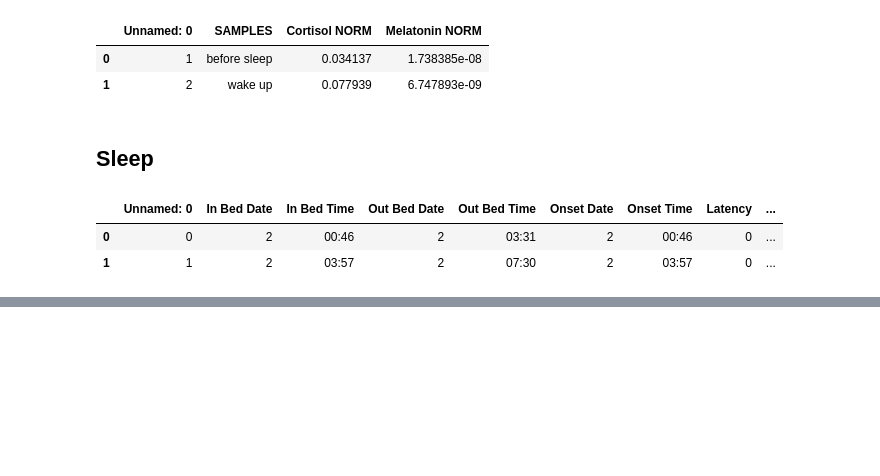
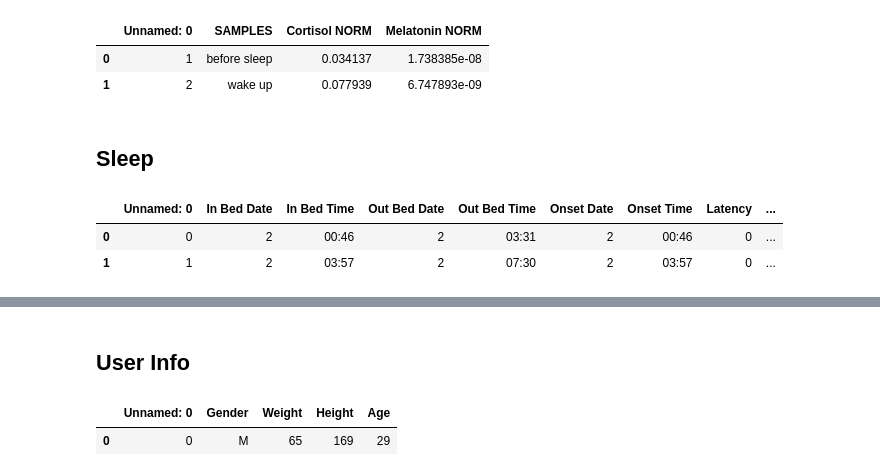
Before and after one commit to cargilgar/Smart-Alarm-using-tinyML, a Jupyter notebook: src/MMASH_dataset_preview.ipynb, the cells around one changed output, grey strips where cells are left out. Saved outputs shown, nothing was run; the diff lists cells and outputs as text; code cells hidden in the pictures; blank space fills up the shorter version.

```diff
--- a/src/MMASH_dataset_preview.ipynb
+++ b/src/MMASH_dataset_preview.ipynb
@@ -76,2 +78,6 @@ os.listdir(data_path)
 # %% [markdown]
 # Exploratory Data Analysis of MMASH
+# %%
+user_1 = os.path.join(data_path, "user_1")
+
+sorted(os.listdir(user_1))
@@ -224,2 +192,0 @@ df2.head(20)
-# %%
-pd.set_option('display.max_columns', None)
@@ -245,0 +193,9 @@ df2.head(20)
+# %% [markdown]
+## User Info
+# %%
+user_info = pd.read_csv(os.path.join(user_1, 'user_info.csv'))
+
+user_info
+# %% [output]
+|  | Unnamed: 0 | Gender | Weight | Height | Age |
+| 0 | 0 | M | 65 | 169 | 29 |
```
Also changed, not shown: parts of 13 cells of this notebook.
